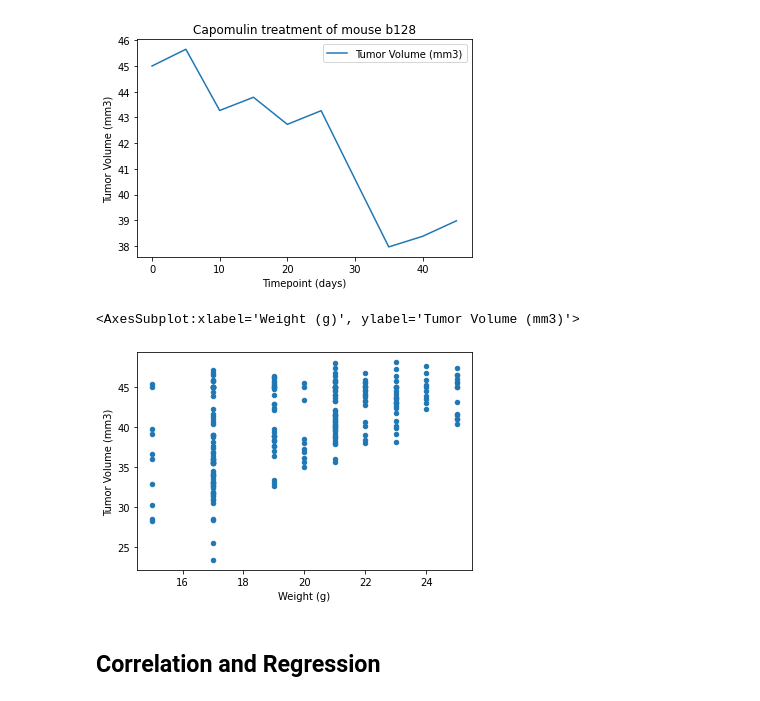
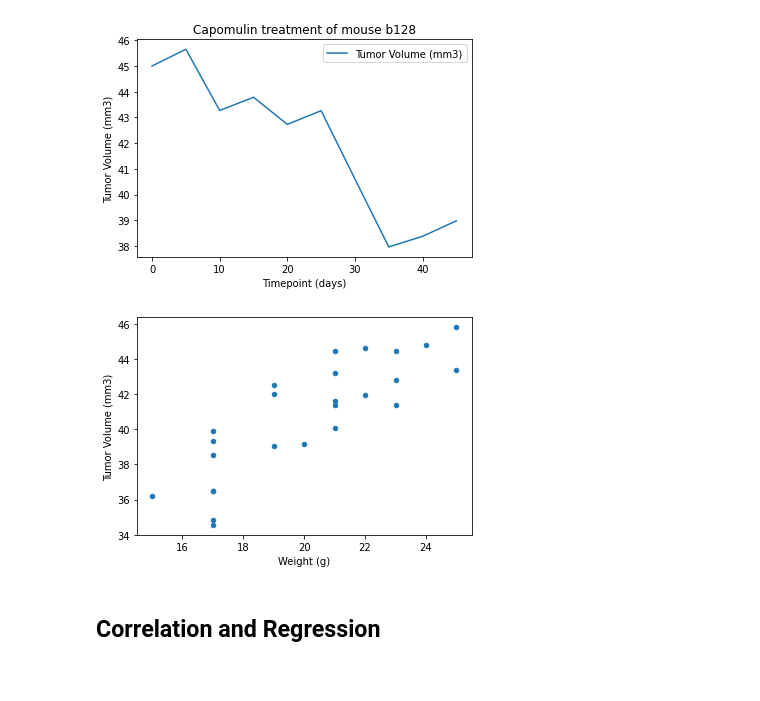
Before and after one commit to maderamel/Pymaceuticals, a Jupyter notebook: pymaceuticals.ipynb, the cells around one changed output. Saved outputs shown, nothing was run; the diff lists cells and outputs as text; code cells hidden in the pictures.

Commit message:
corrected scatterplt by adding groupby on mouse ID

```diff
--- a/pymaceuticals.ipynb
+++ b/pymaceuticals.ipynb
@@ -253,11 +253,11 @@ plt.show()
 # %%
 # Generate a scatter plot of average tumor volume vs. mouse weight for the Capomulin regimen
 filtercap = cleandf[(cleandf["Drug Regimen"] == "Capomulin")]
-scatterpl = filtercap[["Tumor Volume (mm3)", "Weight (g)"]]
+scatterpl = filtercap.groupby(["Mouse ID"]).mean()
 scatterpl.plot.scatter(x="Weight (g)", y="Tumor Volume (mm3)")
+plt.show()
 # %% [output]
-<AxesSubplot:xlabel='Weight (g)', ylabel='Tumor Volume (mm3)'>
-[figure, old version]
+[figure, new version]
 # %% [markdown]
 ## Correlation and Regression
 # %%
```
